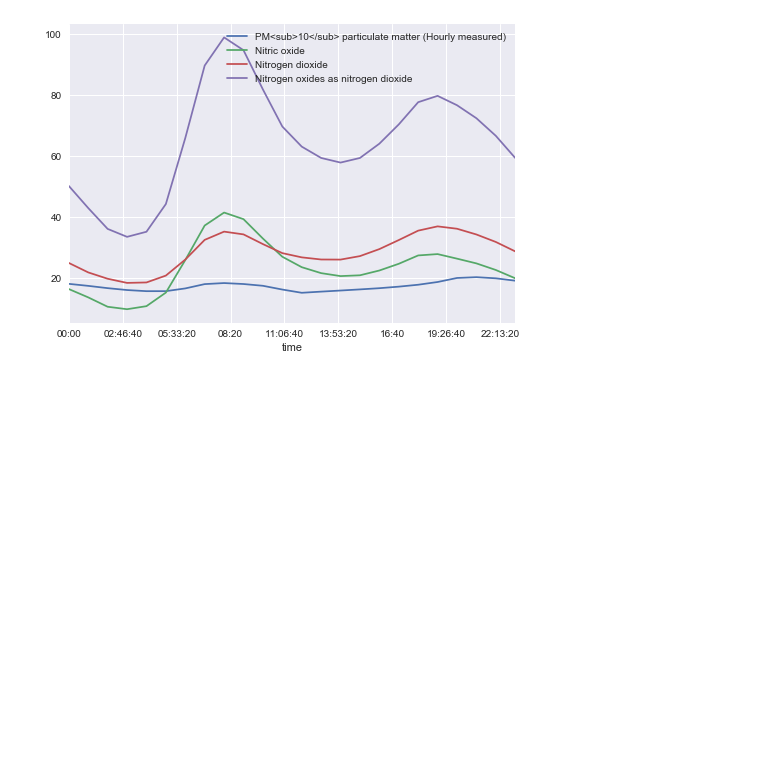
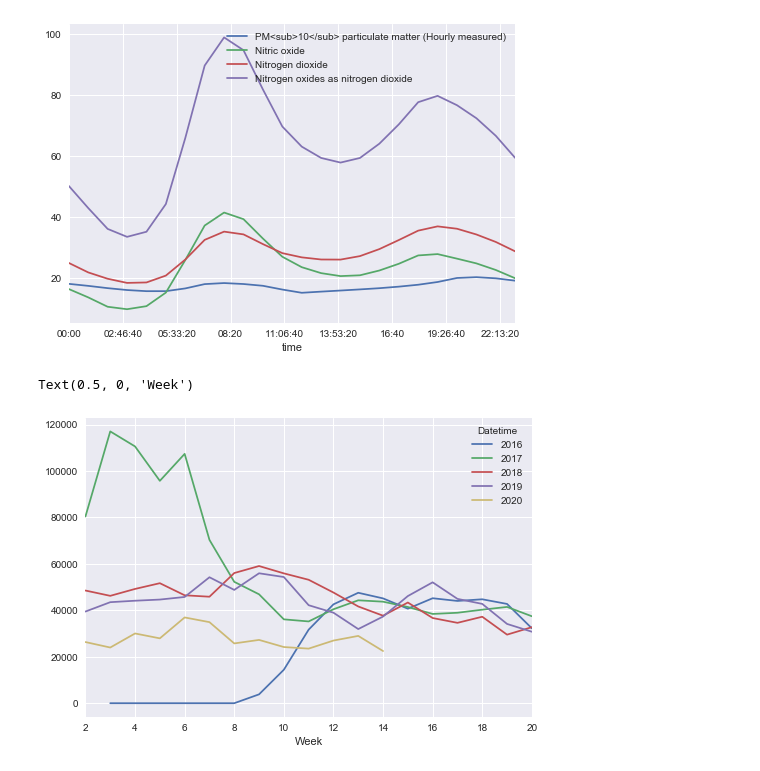
Before and after one commit to productivityboyz/Air-Pollution-Project, a Jupyter notebook: Reading Carbon Levels.ipynb, the cells around one changed output. Saved outputs shown, nothing was run; the diff lists cells and outputs as text; code cells hidden in the pictures; blank space fills up the shorter version.

Commit message:
grouped the data by year and graphed the first 20 weeks of each to compare 2020 effectively against prior years

```diff
--- a/Reading Carbon Levels.ipynb
+++ b/Reading Carbon Levels.ipynb
@@ -39,4 +41,12 @@ data_total.groupby(data_total.index.time).mean().plot()
 <matplotlib.axes._subplots.AxesSubplot at 0x...>
 [figure]
 # %%
-pivoted = data_total.pivot_table('Nitrogen oxides as nitrogen dioxide', index=data_total.index.time, columns=data_total.index.date)
+data_total_daily = data_total.resample('W').sum().rolling(4).sum()
+pivoted = data_total_daily.pivot_table('Nitrogen oxides as nitrogen dioxide',
+                                        index=[data_total_daily.index.week],
+                                        columns=data_total_daily.index.year)
+pivoted.iloc[1:20].plot()
+plt.xlabel('Week')
+# %% [output]
+Text(0.5, 0, 'Week')
+[figure, added]
```
Also changed, not shown: parts of 2 cells of this notebook.
